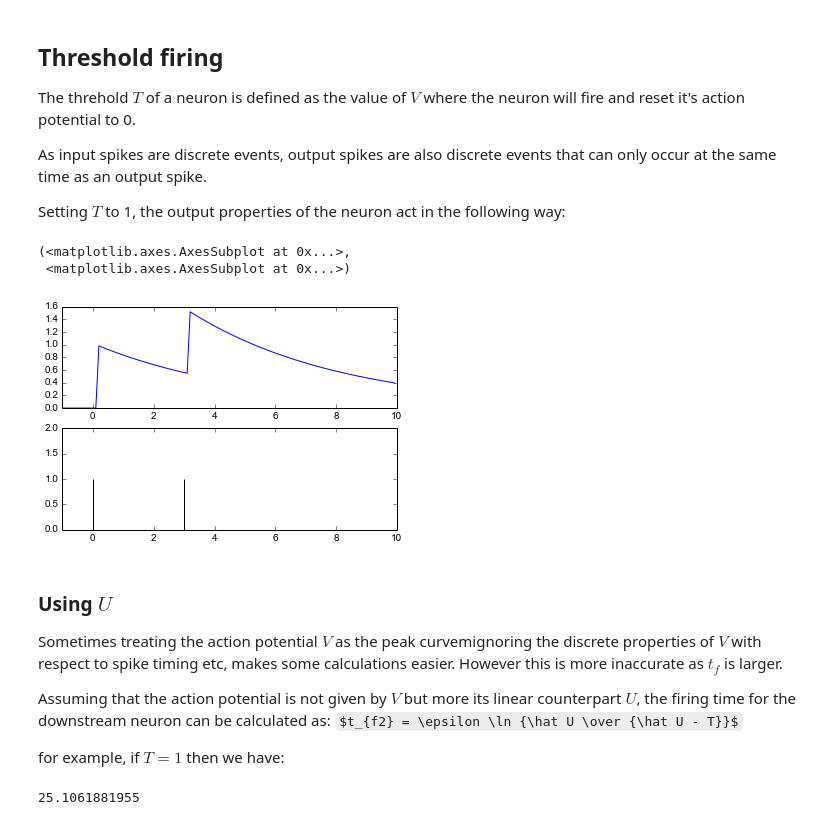
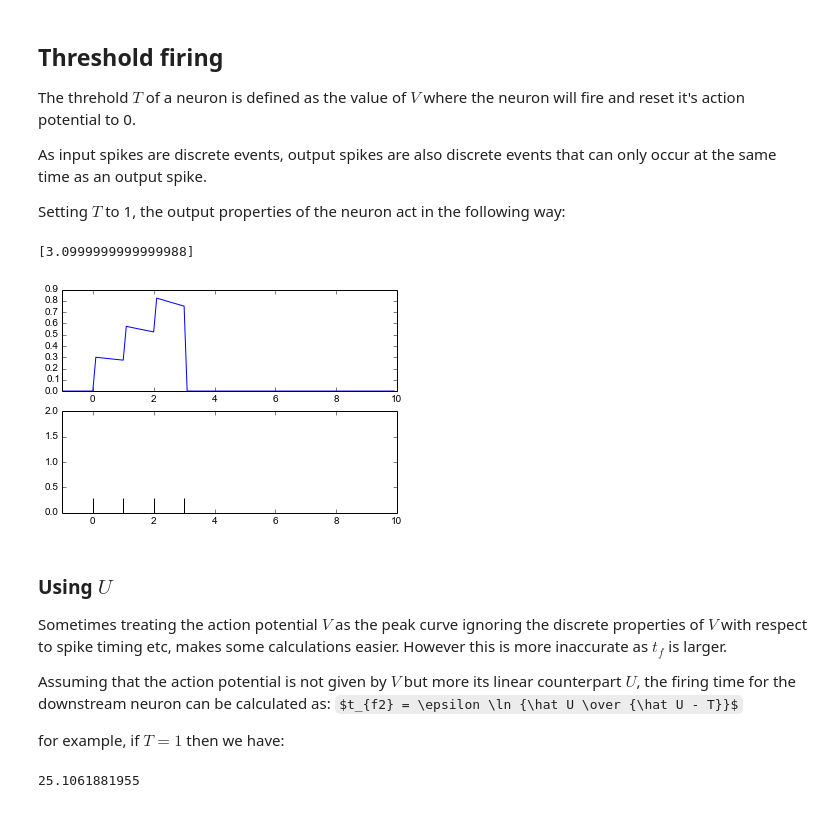
Before and after one commit to Bam4d/BLIF, a Jupyter notebook: Mathematics of BLIF Spiking NN models.ipynb, the cells around one changed output. Cells and saved outputs as stored; diff of their text form; code cells hidden in the pictures; some formulas as TeX source.

```diff
--- a/Mathematics of BLIF Spiking NN models.ipynb
+++ b/Mathematics of BLIF Spiking NN models.ipynb
@@ -198,46 +226,25 @@ The threhold $T$ of a neuron is defined as the value of $V$ where the neuron wil
 As input spikes are discrete events, output spikes are also discrete events that can only occur at the same time as an output spike.
 
 Setting $T$ to 1, the output properties of the neuron act in the following way:
-# %%
-
-# Generate action potential graph using event based method instead of mathematical
-def generate_BLIF_events(t, phi, A, epsilon):
-
-    Vt = np.zeros_like(t)
-    prev_Vt = 0
-    idx = 0
-    prev_fire_t = 0
-    for i, dt in enumerate(t):
-
-        Vt_t = prev_Vt*np.exp(-(dt-prev_fire_t)/epsilon) if idx > 0 else 0
-
-        if len(phi) > idx and dt > phi[idx]:
-            prev_fire_t = dt
-            prev_Vt = Vt_t + A[idx]
-            idx+=1
-
-        Vt[i] = Vt_t
-
-    return Vt
-
-min = -1.0
-max = 10.0
-t = np.arange(min, max, 0.1)
-
-epsilon = 5.0
-phi = [0, 3]
-A = [1, 1]
-
-Vt = generate_BLIF_events(t, phi, A, epsilon)
-plot_BLIF(t, phi, A, Vt)
-# %% [output]
-(<matplotlib.axes.AxesSubplot at 0x...>,
- <matplotlib.axes.AxesSubplot at 0x...>)
-[figure, removed]
+# %%
+min = -1.0
+max = 10.0
+t = np.arange(min, max, 0.1)
+
+epsilon = 10.0
+phi = [0, 1, 2, 3]
+A = [0.3, 0.3, 0.3, 0.3]
+
+Vt, phi_out, alpha_out = generate_BLIF_events(t, phi, A, epsilon, 1)
+plot_BLIF(t, phi, A, Vt)
+print phi_out
+# %% [output]
+[3.0999999999999988]
+[figure, added]
 # %% [markdown]
 ### Using $U$
 
-Sometimes treating the action potential $V$ as the peak curvemignoring the discrete properties of $V$ with respect to spike timing etc, makes some calculations easier. However this is more inaccurate as $t_{f}$ is larger.
+Sometimes treating the action potential $V$ as the peak curve ignoring the discrete properties of $V$ with respect to spike timing etc, makes some calculations easier. However this is more inaccurate as $t_{f}$ is larger.
 
 Assuming that the action potential is not given by $V$ but more its linear counterpart $U$, the firing time for the downstream neuron can be calculated as:
 $t_{f2} = \epsilon \ln {\hat U \over {\hat U - T}}$
```
Also changed, not shown: parts of 1 cell of this notebook.
